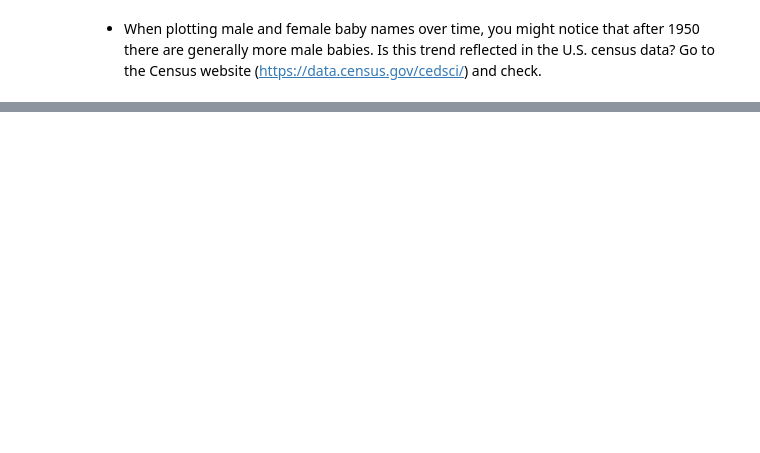
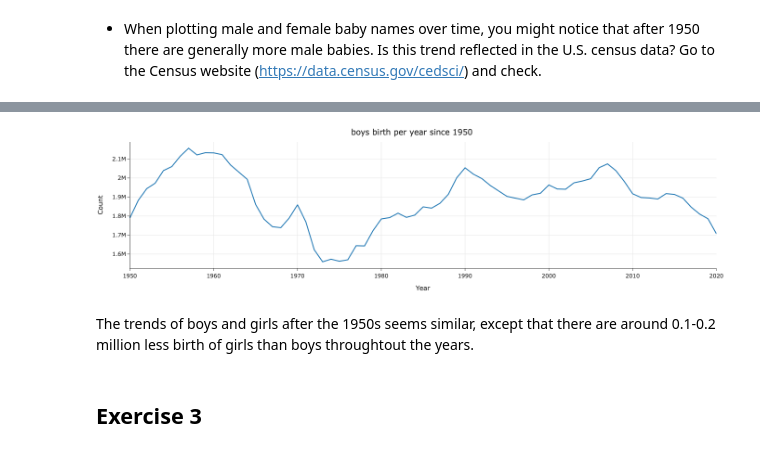
Before and after one commit to shirleytemples/data_science_techniques, a Jupyter notebook: Desktop/Data100/sql_exercises.ipynb, the cells around one changed output, grey strips where cells are left out. Drawn from its saved outputs; the diff is of its cells as text; code cells hidden in the pictures; blank space fills up the shorter version.

Commit message:
sql_exercises

```diff
--- a/Desktop/Data100/sql_exercises.ipynb
+++ b/Desktop/Data100/sql_exercises.ipynb
@@ -96,0 +123,10 @@ I would guess from this chart that anyone with my name is from the 1940s.
+# %%
+query = '''
+SELECT Year, Sex, SUM(Count) AS Count
+FROM baby
+WHERE Year > 1949
+  AND Sex = "M"
+GROUP BY Year, Sex
+'''
+boys = pd.read_sql(query,db)
+boys
@@ -96,0 +148,9 @@ I would guess from this chart that anyone with my name is from the 1940s.
+# %%
+boys=px.line(boys, x='Year',y='Count',title="boys birth per year since 1950",width=350,height=250)
+margin(boys,t=30)
+# %% [output]
+[figure, added]
+# %% [markdown]
+The trends of boys and girls after the 1950s seems similar, except that there are around 0.1-0.2 million less birth of girls than boys throughtout the years.
+# %% [markdown]
+## Exercise 3
```
Also changed, not shown: parts of 63 cells of this notebook.
